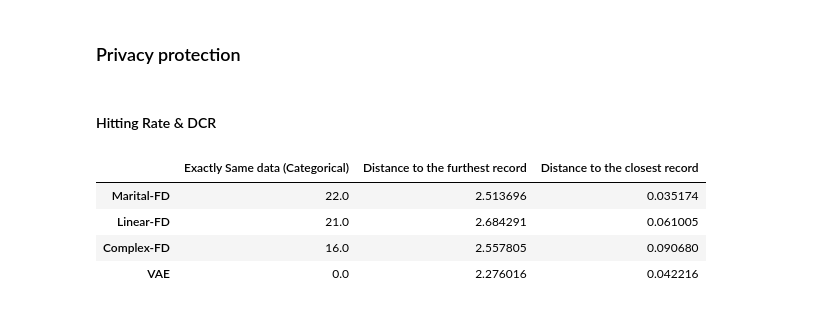
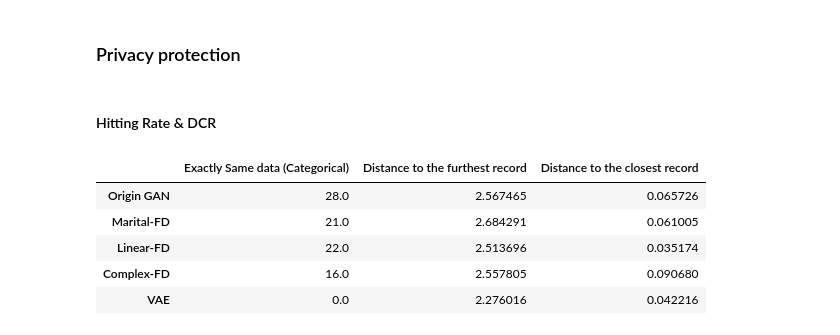
Before and after one commit to echoid/ITS, a Jupyter notebook: Daisy/evaluation_complete.ipynb, the cells around one changed output. Cells and saved outputs as stored; diff of their text form; code cells hidden in the pictures.

```diff
--- a/Daisy/evaluation_complete.ipynb
+++ b/Daisy/evaluation_complete.ipynb
@@ -486,0 +61,23 @@ prediction_diff["income"] = make_prediction_diff("income", "clf")
+# %%
+data["label"] = "data"
+origin_GAN["label"]="origin"
+its_MS["label"] = "its"
+# fds["label"] = "fds"
+# mean_loss["label"] = "mean_loss"
+its_linear["label"] = "its_linear"
+its_complex["label"] = "its_complex"
+baseline_VAE["label"] = "VAE"
+data_sample["label"] = "sample"
+
+full = pd.concat([data,data_sample,origin_GAN, its_MS,its_linear,its_complex,baseline_VAE])
+full[['workclass','education',
+       'marital-status', 'occupation', 'relationship', 'race', 'sex','native-country','income']] = convert_type(full,['workclass','education',
+       'marital-status', 'occupation', 'relationship', 'race', 'sex','native-country','income'])
+
+data = full[full["label"] == "data"]
+data_sample = full[full["label"] == "sample"]
+origin_GAN = full[full["label"] == "origin"]
+its = full[full["label"] == "its"]
+its_weak = full[full["label"] == "its_linear"]
+its_complex = full[full["label"] == "its_complex"]
+baseline_VAE = full[full["label"] == "VAE"]
@@ -486,0 +118,2 @@ prediction_diff["income"] = make_prediction_diff("income", "clf")
+# %%
+dataset = [data_sample,origin_GAN, its,its_weak,its_complex,baseline_VAE]
@@ -530,14 +198,15 @@ AQP
 # %% [markdown]
 #### Hitting Rate & DCR
 # %%
-similar = hitting_rate()
+similar = hitting_rate(dataset)
 # %%
-maxi,mini = DCR()
+maxi,mini = DCR(dataset)
 # %%
-pd.DataFrame(np.array([similar,maxi,mini]).T,index=["Marital-FD","Linear-FD","Complex-FD","VAE"],columns=["Exactly Same data (Categorical)","Distance to the furthest record","Distance to the closest record"])
+pd.DataFrame(np.array([similar,maxi,mini]).T,index=["Origin GAN","Marital-FD","Linear-FD","Complex-FD","VAE"],columns=["Exactly Same data (Categorical)","Distance to the furthest record","Distance to the closest record"])
 # %% [output]
 |  | Exactly Same data (Categorical) | Distance to the furthest record | Distance to the closest record |
-| Marital-FD | 22.0 | 2.513696 | 0.035174 |
-| Linear-FD | 21.0 | 2.684291 | 0.061005 |
+| Origin GAN | 28.0 | 2.567465 | 0.065726 |
+| Marital-FD | 21.0 | 2.684291 | 0.061005 |
+| Linear-FD | 22.0 | 2.513696 | 0.035174 |
 | Complex-FD | 16.0 | 2.557805 | 0.090680 |
 | VAE | 0.0 | 2.276016 | 0.042216 |
```
Also changed, not shown: parts of 41 cells of this notebook, 1 other file.
